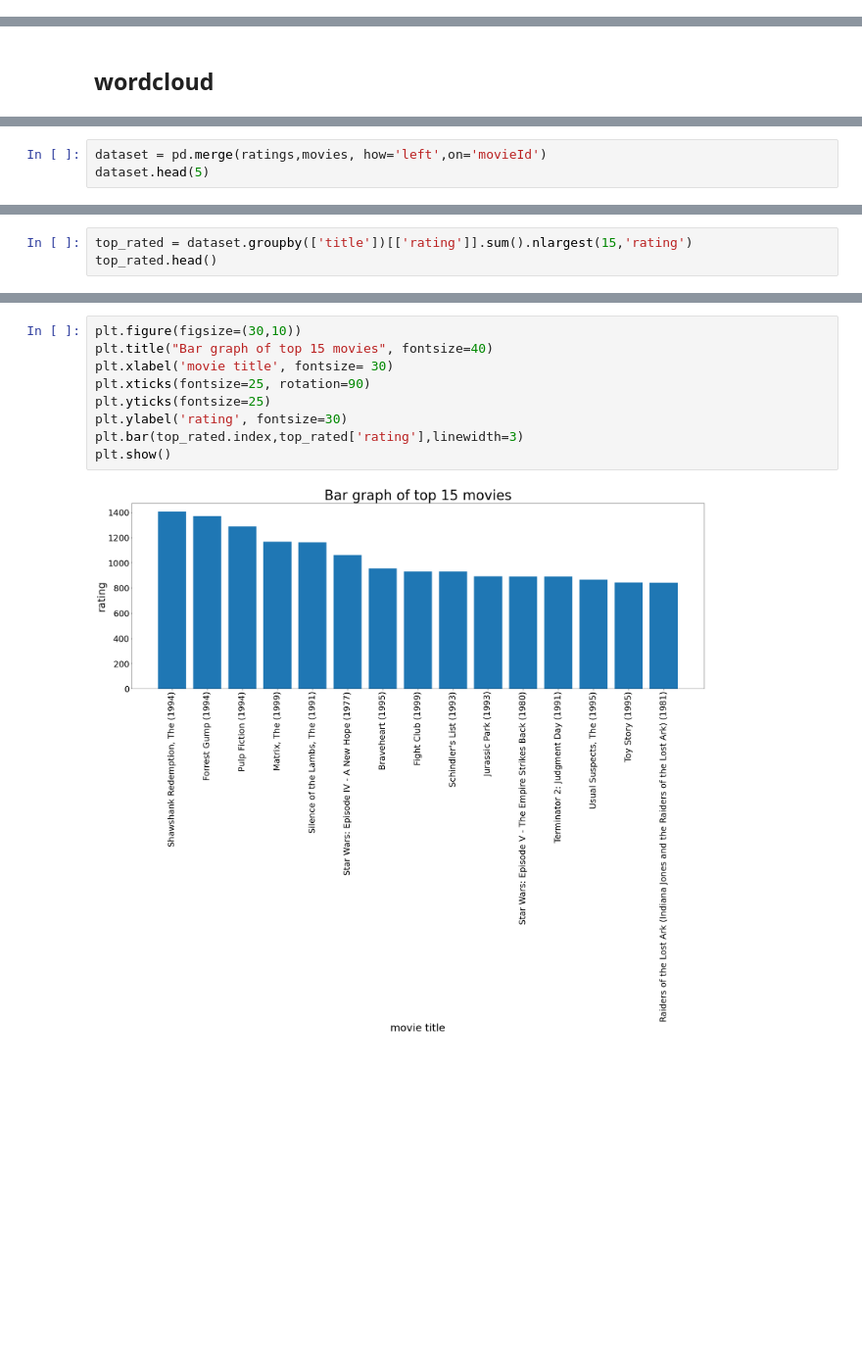
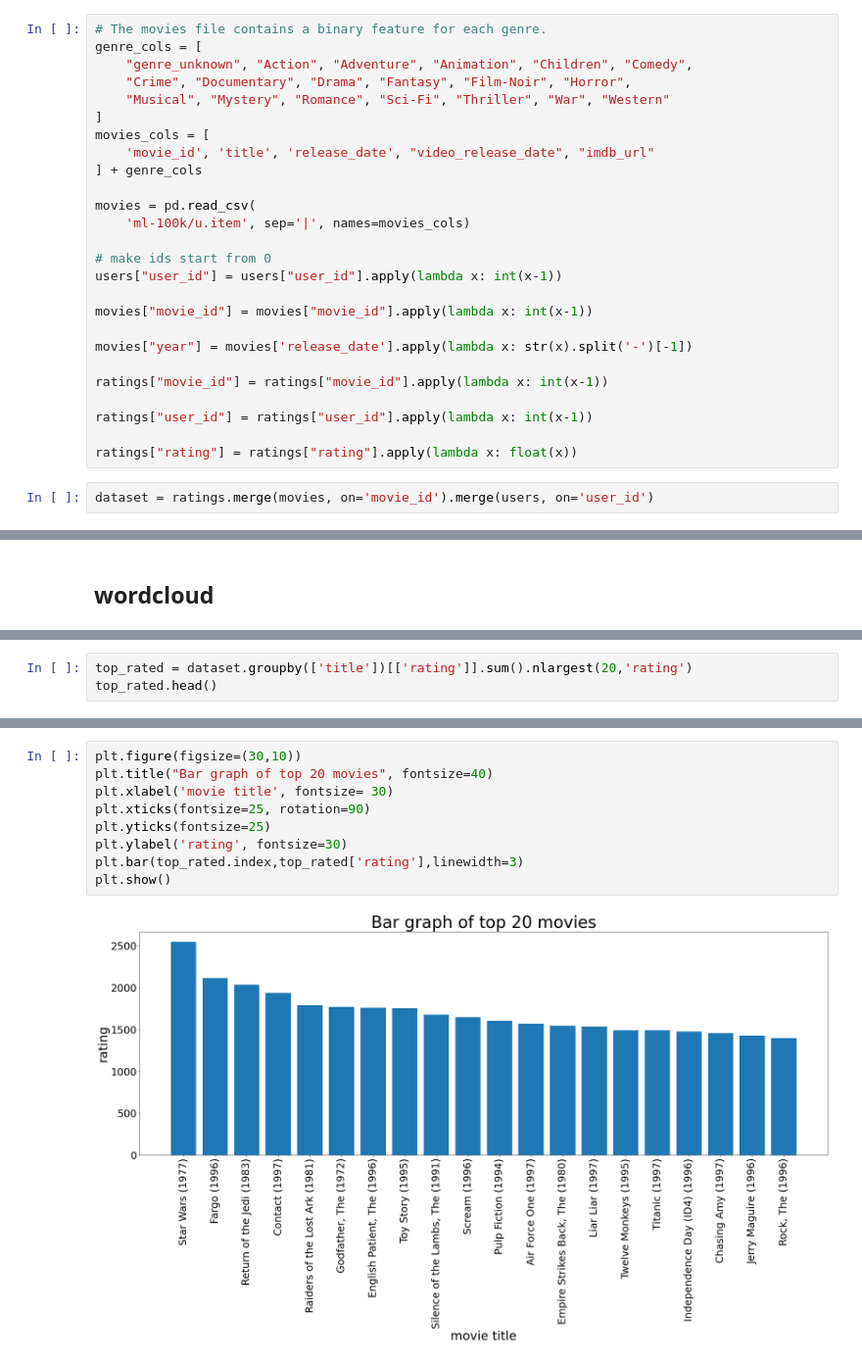
Before and after one commit to abwaocollins/Movie-Recommender-System, a Jupyter notebook: Movie-Recommender-system.ipynb, the cells around one changed output, grey strips where cells are left out. Shown at 98% size. Cells and saved outputs as stored; diff of their text form; blank space fills up the shorter version.

```diff
--- a/Movie-Recommender-system.ipynb
+++ b/Movie-Recommender-system.ipynb
@@ -95,0 +55,28 @@ ratings.head(10)
+# %%
+# The movies file contains a binary feature for each genre.
+genre_cols = [
+    "genre_unknown", "Action", "Adventure", "Animation", "Children", "Comedy",
+    "Crime", "Documentary", "Drama", "Fantasy", "Film-Noir", "Horror",
+    "Musical", "Mystery", "Romance", "Sci-Fi", "Thriller", "War", "Western"
+]
+movies_cols = [
+    'movie_id', 'title', 'release_date', "video_release_date", "imdb_url"
+] + genre_cols
+
+movies = pd.read_csv(
+    'ml-100k/u.item', sep='|', names=movies_cols)
+
+# make ids start from 0
+users["user_id"] = users["user_id"].apply(lambda x: int(x-1))
+
+movies["movie_id"] = movies["movie_id"].apply(lambda x: int(x-1))
+
+movies["year"] = movies['release_date'].apply(lambda x: str(x).split('-')[-1])
+
+ratings["movie_id"] = ratings["movie_id"].apply(lambda x: int(x-1))
+
+ratings["user_id"] = ratings["user_id"].apply(lambda x: int(x-1))
+
+ratings["rating"] = ratings["rating"].apply(lambda x: float(x))
+# %%
+dataset = ratings.merge(movies, on='movie_id').merge(users, on='user_id')
@@ -134,3 +129,0 @@ plt.show()
-# %%
-dataset = pd.merge(ratings,movies, how='left',on='movieId')
-dataset.head(5)
@@ -144,5 +130,5 @@ dataset.head(5)
 # %%
-top_rated = dataset.groupby(['title'])[['rating']].sum().nlargest(15,'rating')
+top_rated = dataset.groupby(['title'])[['rating']].sum().nlargest(20,'rating')
 top_rated.head()
 # %% [output]
 |  | rating |
@@ -155,11 +141,11 @@ top_rated.head()
 # %%
 plt.figure(figsize=(30,10))
-plt.title("Bar graph of top 15 movies", fontsize=40)
+plt.title("Bar graph of top 20 movies", fontsize=40)
 plt.xlabel('movie title', fontsize= 30)
 plt.xticks(fontsize=25, rotation=90)
 plt.yticks(fontsize=25)
 plt.ylabel('rating', fontsize=30)
 plt.bar(top_rated.index,top_rated['rating'],linewidth=3)
 plt.show()
 # %% [output]
-[figure, old version]
+[figure, new version]
```
Also changed, not shown: parts of 34 cells of this notebook, 23 other files.
